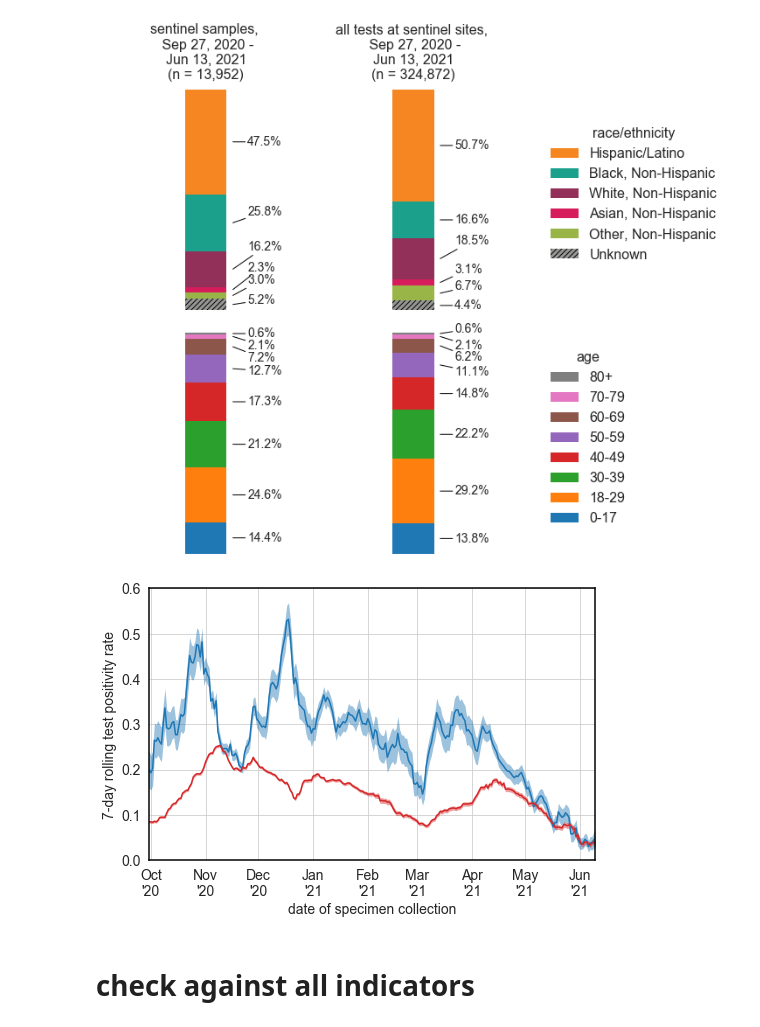
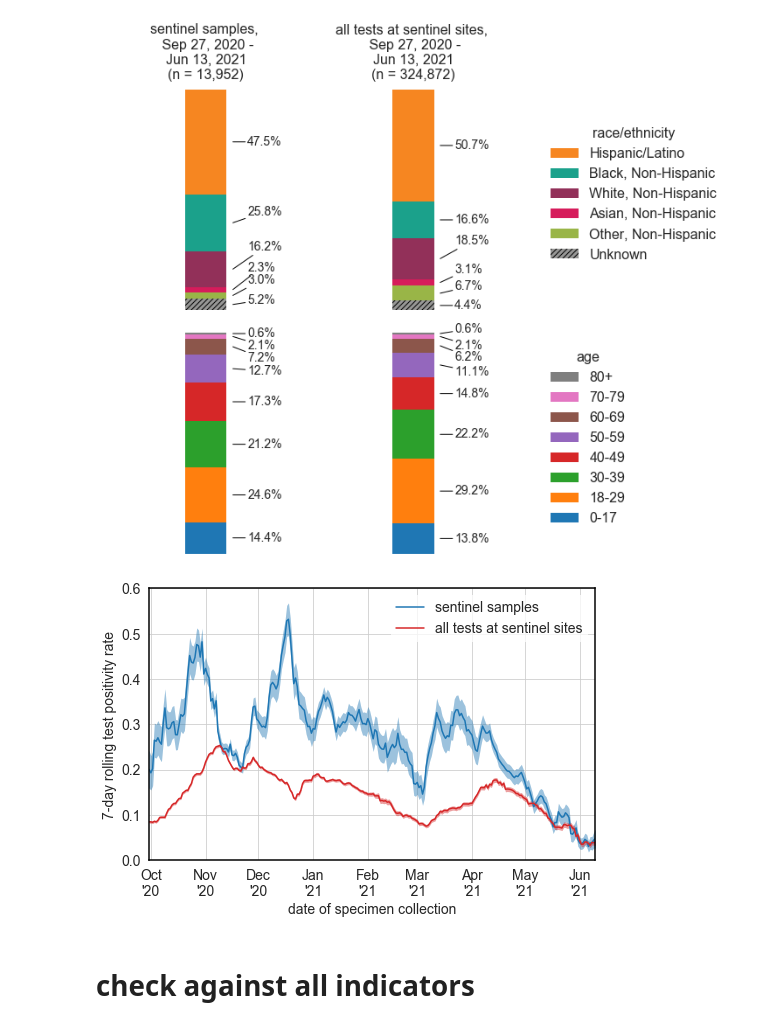
Before and after one commit to numalariamodeling/chicago_sentinel_surveillance, a Jupyter notebook: chicago_sentinel_surveillance.ipynb, the cells around one changed output. Drawn from its saved outputs; the diff is of its cells as text; code cells hidden in the pictures.

```diff
--- a/chicago_sentinel_surveillance.ipynb
+++ b/chicago_sentinel_surveillance.ipynb
@@ -1385,7 +1385,7 @@ fig.savefig('sentinel_samples_vs_test_sites_demo_' + today_str + '.pdf', bbox_in
 # %% [output]
 [figure]
 # %%
-plt.figure(figsize=(8,5))
+fig = plt.figure(figsize=(8,5))
 ax = plt.gca()
 
 # sentinel
@@ -1395,41 +1395,44 @@ all_test = all_test_sentinel.rolling(window=7, center=True).sum()
 p = pos/all_test
 se = np.sqrt(p*(1-p)/all_test)
 
-ax.plot(p, color=color_str)
+ax.plot(p, color=color_str, label='sentinel samples')
 ax.fill_between(x=p.index, y1=p-se, y2=p+se, color=color_str, alpha=0.25, linewidth=0)
 ax.fill_between(x=p.index, y1=p-se, y2=p+se, color=color_str, alpha=0.25, linewidth=0)
 
 # all at sentinel site
 color_str = sns.color_palette()[3]
 pos = pos_site.rolling(window=7, center=True).sum()
 all_test = all_test_site.rolling(window=7, center=True).sum()
 p = pos/all_test
 se = np.sqrt(p*(1-p)/all_test)
 
-ax.plot(p, color=color_str)
+ax.plot(p, color=color_str, label='all tests at sentinel sites')
 ax.fill_between(x=p.index, y1=p-se, y2=p+se, color=color_str, alpha=0.25, linewidth=0)
 ax.fill_between(x=p.index, y1=p-se, y2=p+se, color=color_str, alpha=0.25, linewidth=0)
 
 for ax in [plt.gca()]:
     ax.tick_params(axis='both', labelsize=14)
     ax.tick_params(labelsize=14, axis='both', direction='out', width=1.5, length=5, color='k')
     for pos in ['bottom', 'left', 'top', 'right']:
         ax.spines[pos].set_linewidth(1.5)
         ax.spines[pos].set_color('k')
 
 ax.set_xlim([pd.to_datetime('9-30-2020'),
                       pd.to_datetime('6-10-2021')])
 ax.set_ylim([0,0.6])
 ax.xaxis.set_major_formatter(mdates.DateFormatter("%b\n'%y"))
 ax.xaxis.set_major_locator(mdates.MonthLocator(interval=1))
 
 ax.set_xlabel('date of specimen collection', fontsize=14)
 ax.set_ylabel('7-day rolling test positivity rate', fontsize=14)
 
+leg = ax.legend(fontsize=14, framealpha=0.75)
+leg.get_frame().set_linewidth(0.0)
+
 fig.savefig('sentinel_samples_vs_test_sites_positivity_' + today_str + '.png', dpi=200, bbox_inches='tight')
 fig.savefig('sentinel_samples_vs_test_sites_positivity_' + today_str + '.pdf', bbox_inches='tight')
 # %% [output]
-[figure, old version]
+[figure, new version]
 # %% [markdown]
 # check against all indicators
 # %%
```
Also changed, not shown: parts of 7 cells of this notebook.
